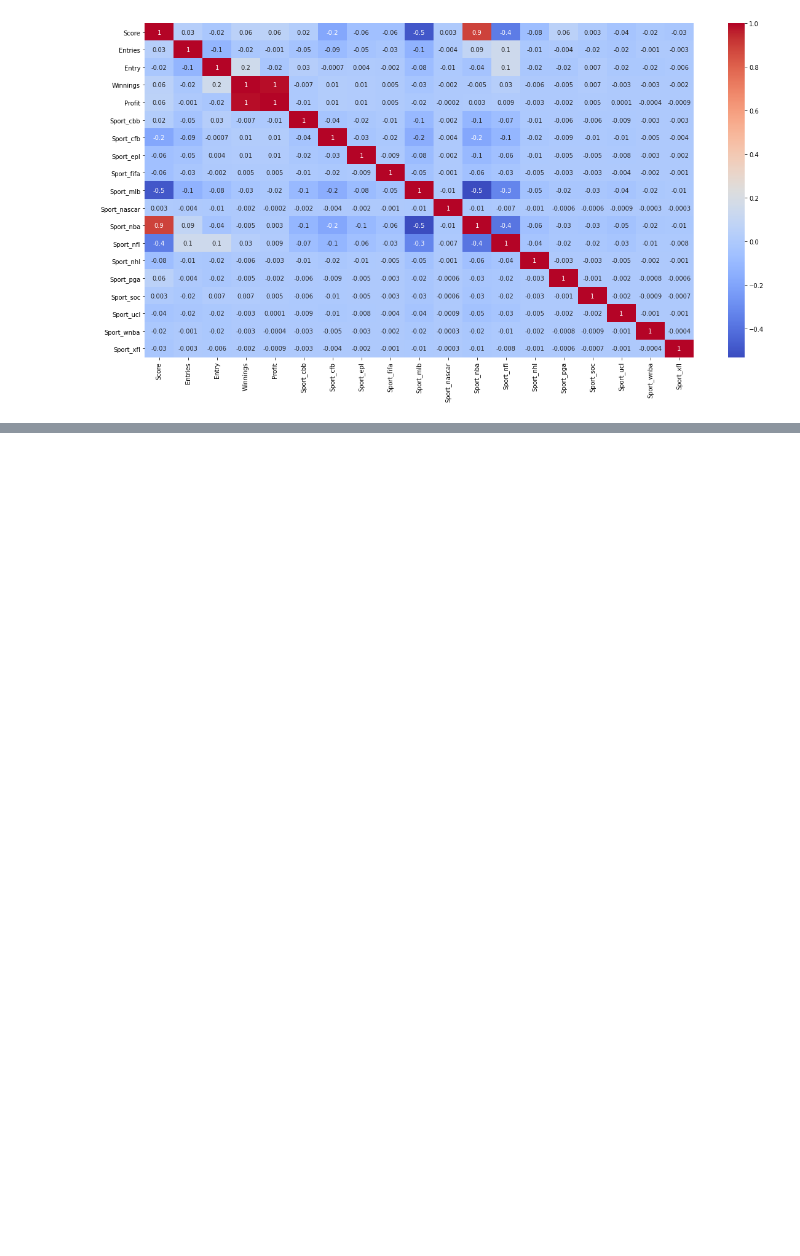
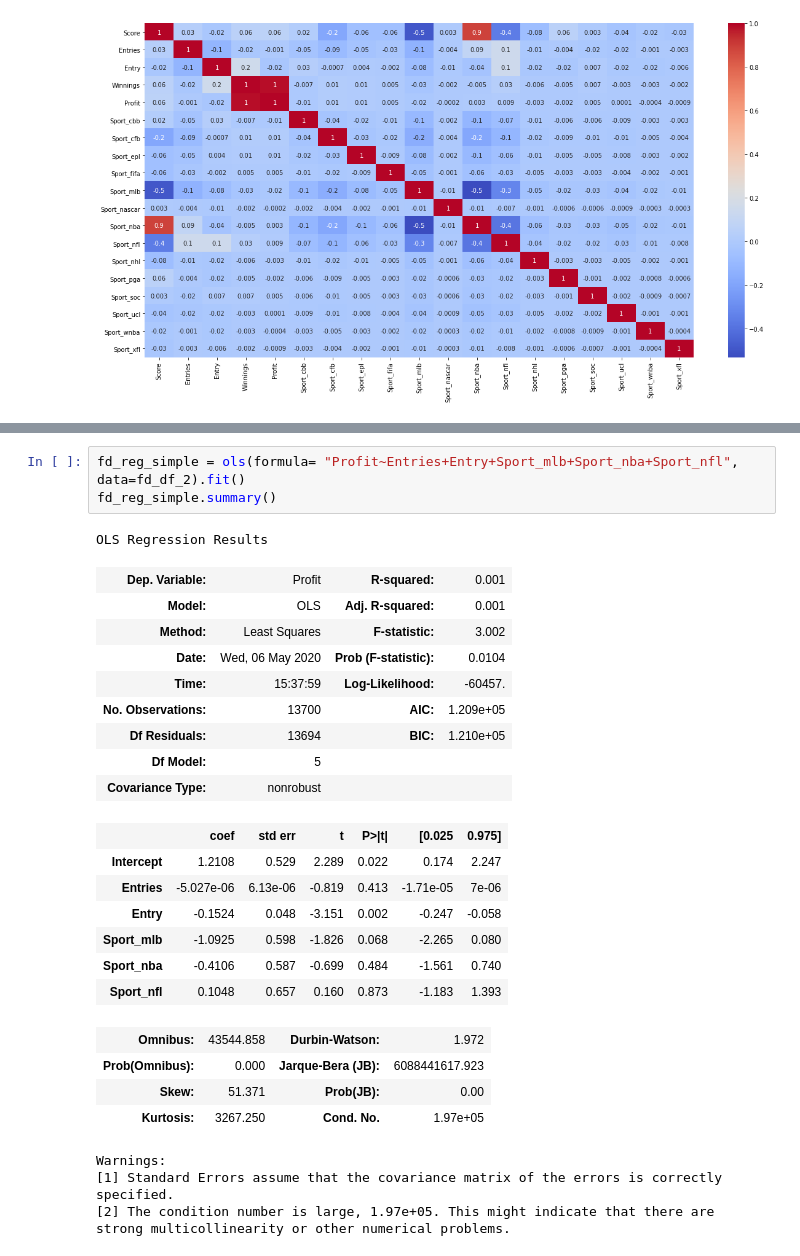
Before and after one commit to triolinho/verbose-octo-sniffle, a Jupyter notebook: fanduel_notebook.ipynb, the cells around one changed output, grey strips where cells are left out. Cells and saved outputs as stored; diff of their text form; blank space fills up the shorter version.

```diff
--- a/fanduel_notebook.ipynb
+++ b/fanduel_notebook.ipynb
@@ -367,0 +380,29 @@ sns.heatmap(fd_corr, annot=True, fmt='.1g', cmap= 'coolwarm')
+# %%
+fd_reg_simple = ols(formula= "Profit~Entries+Entry+Sport_mlb+Sport_nba+Sport_nfl", data=fd_df_2).fit()
+fd_reg_simple.summary()
+# %% [output]
+OLS Regression Results
+| Dep. Variable: | Profit | R-squared: | 0.001 |
+| Model: | OLS | Adj. R-squared: | 0.001 |
+| Method: | Least Squares | F-statistic: | 3.002 |
+| Date: | Wed, 06 May 2020 | Prob (F-statistic): | 0.0104 |
+| Time: | 15:37:59 | Log-Likelihood: | -60457. |
+| No. Observations: | 13700 | AIC: | 1.209e+05 |
+| Df Residuals: | 13694 | BIC: | 1.210e+05 |
+| Df Model: | 5 |  |  |
+| Covariance Type: | nonrobust |  |  |
+|  | coef | std err | t | P>|t| | [0.025 | 0.975] |
+| Intercept | 1.2108 | 0.529 | 2.289 | 0.022 | 0.174 | 2.247 |
+| Entries | -5.027e-06 | 6.13e-06 | -0.819 | 0.413 | -1.71e-05 | 7e-06 |
+| Entry | -0.1524 | 0.048 | -3.151 | 0.002 | -0.247 | -0.058 |
+| Sport_mlb | -1.0925 | 0.598 | -1.826 | 0.068 | -2.265 | 0.080 |
+| Sport_nba | -0.4106 | 0.587 | -0.699 | 0.484 | -1.561 | 0.740 |
+| Sport_nfl | 0.1048 | 0.657 | 0.160 | 0.873 | -1.183 | 1.393 |
+| Omnibus: | 43544.858 | Durbin-Watson: | 1.972 |
+| Prob(Omnibus): | 0.000 | Jarque-Bera (JB): | 6088441617.923 |
+| Skew: | 51.371 | Prob(JB): | 0.00 |
+| Kurtosis: | 3267.250 | Cond. No. | 1.97e+05 |
+Warnings:
+[1] Standard Errors assume that the covariance matrix of the errors is correctly specified.
+[2] The condition number is large, 1.97e+05. This might indicate that there are
+strong multicollinearity or other numerical problems.
```
Also changed, not shown: parts of 3 cells of this notebook.
